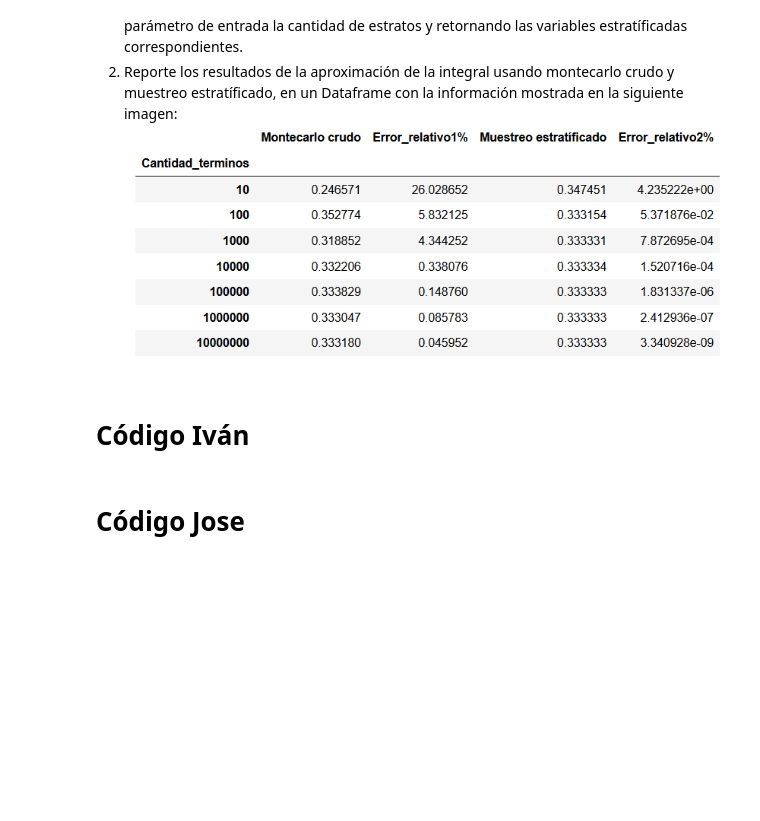
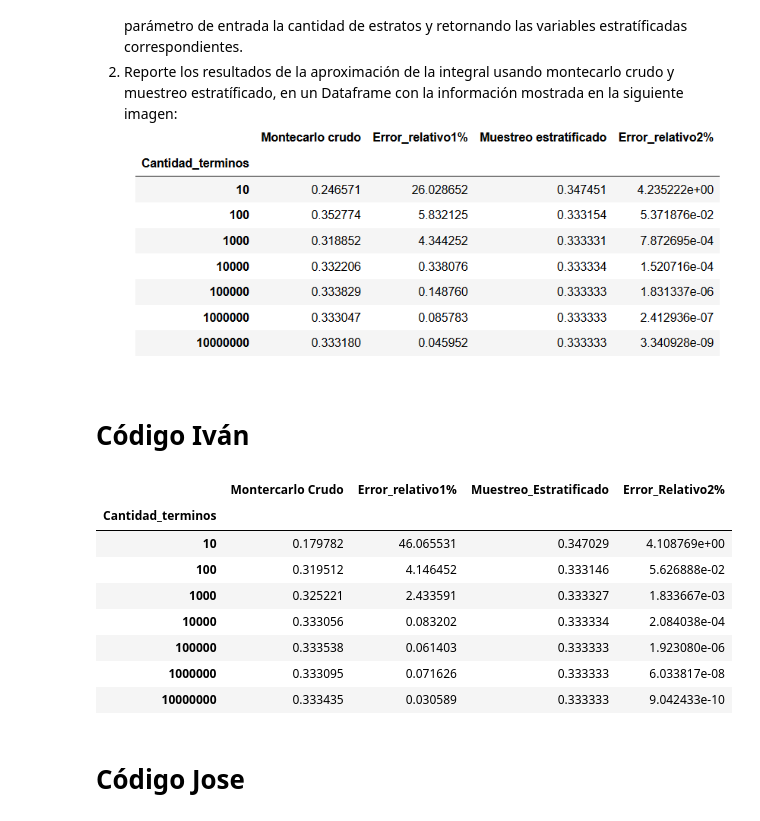
Before and after one commit to Mayagoitia29/SPF_Tarea7_IArellano_JMayagoitia, a Jupyter notebook: Tarea7_IArellano_JMayagoitia.ipynb, the cells around one changed output. Drawn from its saved outputs; the diff is of its cells as text; code cells hidden in the pictures; blank space fills up the shorter version.

```diff
--- a/Tarea7_IArellano_JMayagoitia.ipynb
+++ b/Tarea7_IArellano_JMayagoitia.ipynb
@@ -34,3 +39,57 @@ Pasos
+# %%
+# Integración montecarlo
+def int_montecarlo(f:'Función a integrar',
+                   a:'Límite inferior de la integral',
+                   b:'Límite superior de la integral',
+                   U:'Muestra de números U~[a,b]'):
+    return (b-a)/len(U)*np.sum(f(U))
+def estificado(N : 'Cantidad de estratos'):
+    return (np.random.rand(N) + np.arange(0,N))/N
+# %%
+I = 1/3
+# Intervalo de integración
+a = 0
+b = 1
+
+# Cant. de términos en escala logarítmica
+N = np.logspace(1,7,7,dtype=int)
+
+# Números aleatorios dependiente de la cantidad de términos N
+ui = list(map(lambda N:np.random.uniform(a,b,N),N))
+
+# Función
+f = lambda x: x**2
+
+# Calculamos la aproximación por montecarlo dependiendo de la cantidad de
+# términos que hayamos creado con ui
+I_m = list(map(lambda Y:int_montecarlo(f,a,b,Y),ui))
+
+# Variables para el estratificado
+e = list(map(lambda n: estificado(n),N))
+
+# Integración estratificado
+estra = list(map(lambda Y: int_montecarlo(f,a,b,Y),e))
+# %%
+# Definimos la tabla donde se mostrarán los resultados
+df = pd.DataFrame(index=N,columns=['Montercarlo Crudo', 'Error_relativo1%','Muestreo_Estratificado','Error_Relativo2%'], dtype='float')
+df.index.name = "Cantidad_terminos"
+
+# Llenado de información
+df['Montercarlo Crudo'] = I_m
+df['Error_relativo1%'] = np.abs(df.loc[N,"Montercarlo Crudo"]-I)*100/I
+df['Muestreo_Estratificado'] = estra
+df['Error_Relativo2%'] = np.abs(df.loc[N,"Muestreo_Estratificado"]-I)*100/I
+df
+# %% [output]
+|  | Montercarlo Crudo | Error_relativo1% | Muestreo_Estratificado | Error_Relativo2% |
+| Cantidad_terminos |  |  |  |  |
+| 10 | 0.179782 | 46.065531 | 0.347029 | 4.108769e+00 |
+| 100 | 0.319512 | 4.146452 | 0.333146 | 5.626888e-02 |
+| 1000 | 0.325221 | 2.433591 | 0.333327 | 1.833667e-03 |
+| 10000 | 0.333056 | 0.083202 | 0.333334 | 2.084038e-04 |
+| 100000 | 0.333538 | 0.061403 | 0.333333 | 1.923080e-06 |
+| 1000000 | 0.333095 | 0.071626 | 0.333333 | 6.033817e-08 |
+| 10000000 | 0.333435 | 0.030589 | 0.333333 | 9.042433e-10 |
 # %% [markdown]
 # Código Jose
 # %%
```
Also changed, not shown: parts of 2 cells of this notebook.
